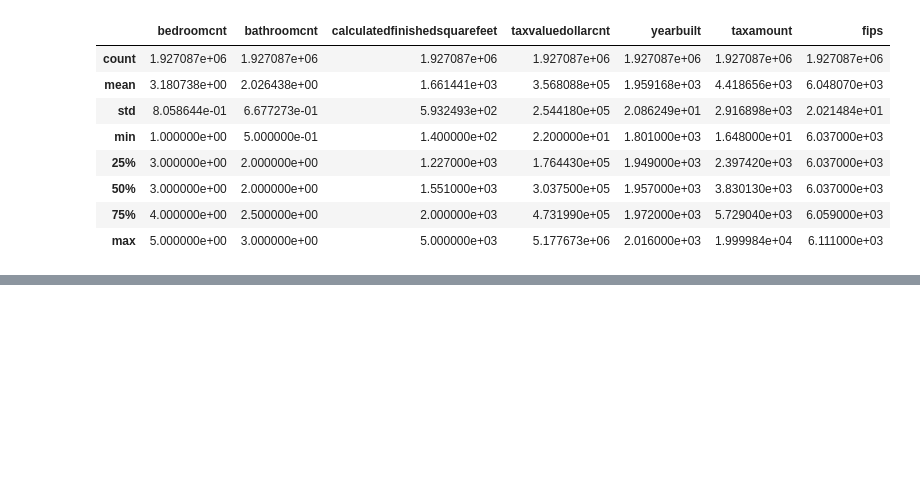
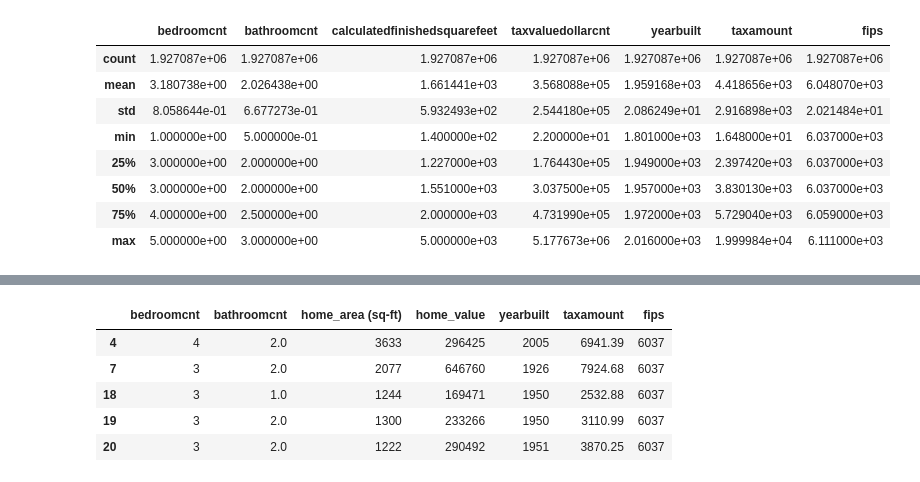
Before and after one commit to johnathon-smith/regression-exercises, a Jupyter notebook: wrangle.ipynb, the cells around one changed output, grey strips where cells are left out. Saved outputs shown, nothing was run; the diff lists cells and outputs as text; code cells hidden in the pictures; blank space fills up the shorter version.

```diff
--- a/wrangle.ipynb
+++ b/wrangle.ipynb
@@ -278,0 +324,9 @@ for col in zillow_without_outliers.columns:
+# %%
+zillow.head()
+# %% [output]
+|  | bedroomcnt | bathroomcnt | home_area (sq-ft) | home_value | yearbuilt | taxamount | fips |
+| 4 | 4 | 2.0 | 3633 | 296425 | 2005 | 6941.39 | 6037 |
+| 7 | 3 | 2.0 | 2077 | 646760 | 1926 | 7924.68 | 6037 |
+| 18 | 3 | 1.0 | 1244 | 169471 | 1950 | 2532.88 | 6037 |
+| 19 | 3 | 2.0 | 1300 | 233266 | 1950 | 3110.99 | 6037 |
+| 20 | 3 | 2.0 | 1222 | 290492 | 1951 | 3870.25 | 6037 |
```
Also changed, not shown: parts of 12 cells of this notebook, 1 other file.
